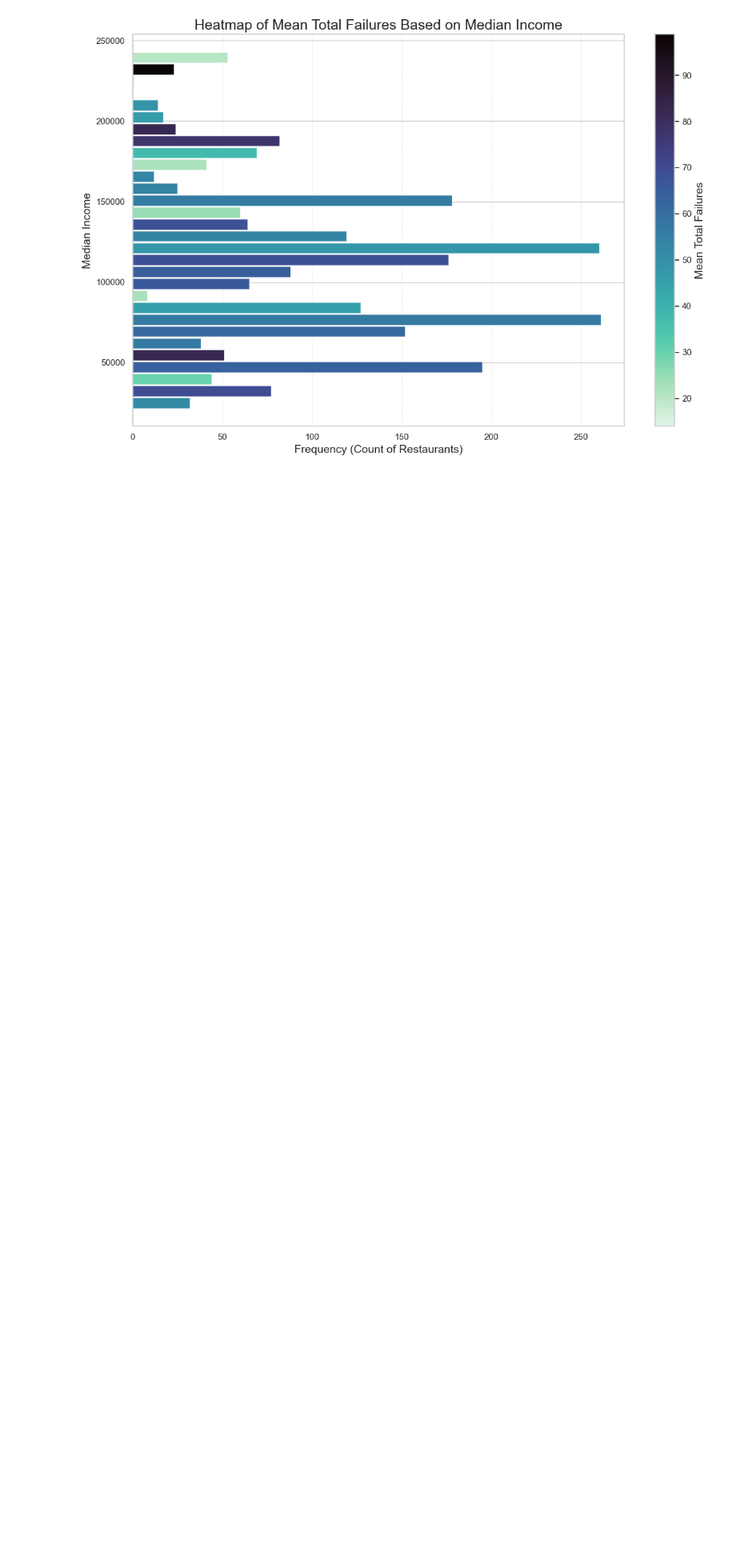
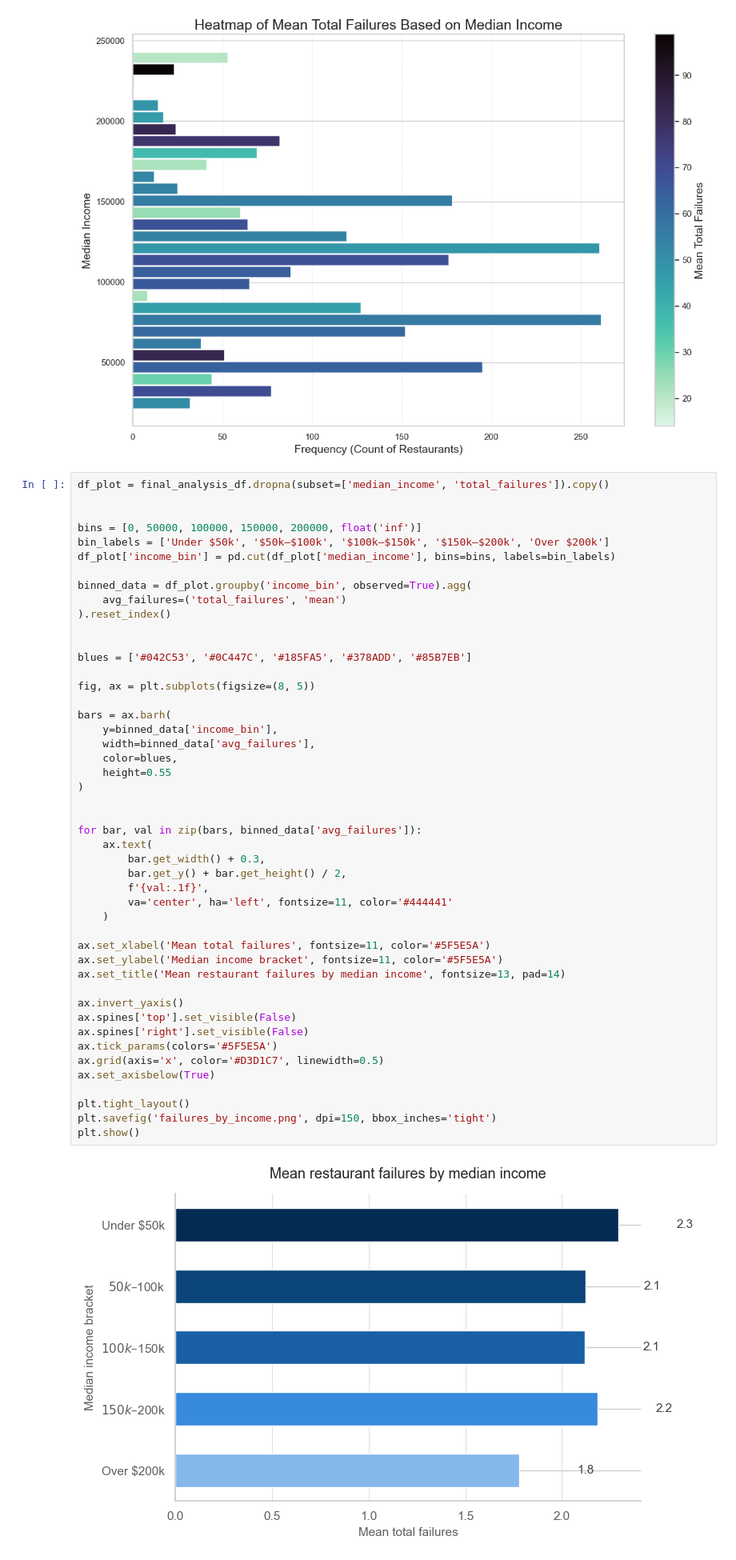
Before and after one commit to sy112-ops/YehS.ProjectDSH, a Jupyter notebook: YehS.ProjectDSH.ipynb, the cells around one changed output. Shown at 80% size. Saved outputs shown, nothing was run; the diff lists cells and outputs as text; blank space fills up the shorter version.

```diff
--- a/YehS.ProjectDSH.ipynb
+++ b/YehS.ProjectDSH.ipynb
@@ -691,3 +736,52 @@ plt.tight_layout()
 plt.show()
 # %% [output]
 [figure]
+# %%
+df_plot = final_analysis_df.dropna(subset=['median_income', 'total_failures']).copy()
+
+
+bins = [0, 50000, 100000, 150000, 200000, float('inf')]
+bin_labels = ['Under $50k', '$50k–$100k', '$100k–$150k', '$150k–$200k', 'Over $200k']
+df_plot['income_bin'] = pd.cut(df_plot['median_income'], bins=bins, labels=bin_labels)
+
+binned_data = df_plot.groupby('income_bin', observed=True).agg(
+    avg_failures=('total_failures', 'mean')
+).reset_index()
+
+
+blues = ['#042C53', '#0C447C', '#185FA5', '#378ADD', '#85B7EB']
+
+fig, ax = plt.subplots(figsize=(8, 5))
+
+bars = ax.barh(
+    y=binned_data['income_bin'],
+    width=binned_data['avg_failures'],
+    color=blues,
+    height=0.55
+)
+
+
+for bar, val in zip(bars, binned_data['avg_failures']):
+    ax.text(
+        bar.get_width() + 0.3,
+        bar.get_y() + bar.get_height() / 2,
+        f'{val:.1f}',
+        va='center', ha='left', fontsize=11, color='#444441'
+    )
+
+ax.set_xlabel('Mean total failures', fontsize=11, color='#5F5E5A')
+ax.set_ylabel('Median income bracket', fontsize=11, color='#5F5E5A')
+ax.set_title('Mean restaurant failures by median income', fontsize=13, pad=14)
+
+ax.invert_yaxis()
+ax.spines['top'].set_visible(False)
+ax.spines['right'].set_visible(False)
+ax.tick_params(colors='#5F5E5A')
+ax.grid(axis='x', color='#D3D1C7', linewidth=0.5)
+ax.set_axisbelow(True)
+
+plt.tight_layout()
+plt.savefig('failures_by_income.png', dpi=150, bbox_inches='tight')
+plt.show()
+# %% [output]
+[figure, added]
```
Also changed, not shown: parts of 16 cells of this notebook.
